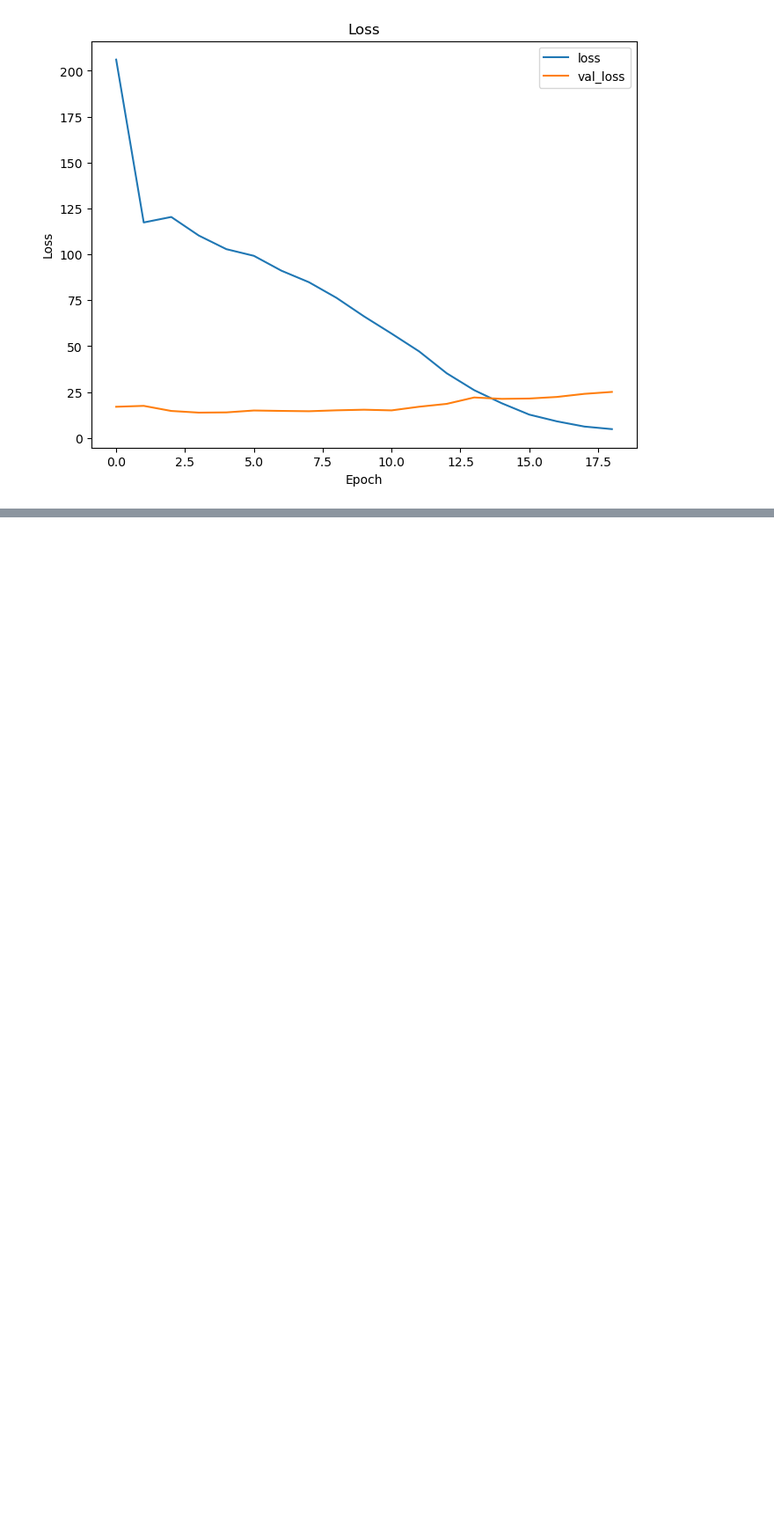
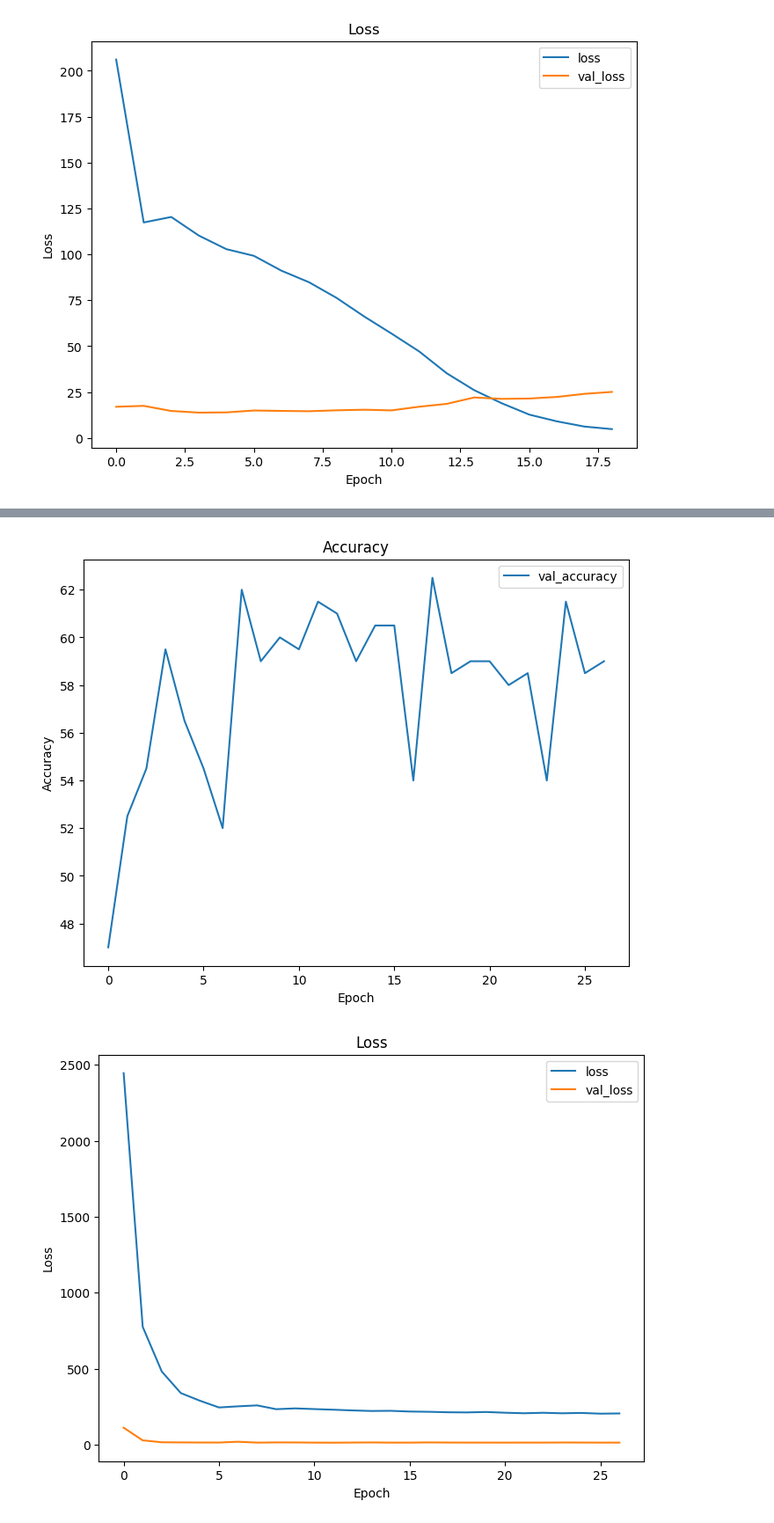
Before and after one commit to MNIKIEMA/Real-and-Fake-Face-Detection, a Jupyter notebook: Final_notebook.ipynb, the cells around one changed output, grey strips where cells are left out. Shown: that part at 88% size. Saved outputs shown, nothing was run; the diff lists cells and outputs as text; code cells hidden in the pictures; blank space fills up the shorter version.

```diff
--- a/Final_notebook.ipynb
+++ b/Final_notebook.ipynb
@@ -527,7 +604,7 @@ class CNN(nn.Module):
                            nn.ReLU(),
                            nn.BatchNorm2d(num_channels3,affine=False),
                            nn.MaxPool2d(kernel_size=2))
-        self.dropout = nn.Dropout2d(p=0.4)
+        self.dropout = nn.Dropout2d(p=0.1)
         self.fc = nn.Linear(3136, num_classes)
 
     def forward(self, x):
@@ -626,0 +708,13 @@ plot_embeddings(tsne_embeddings_cnn[0], tsne_embeddings_cnn[1], 'CNN')
+# %%
+learning_rate = 0.01
+# Initialize CNN and train it
+model_cnn = CNN()
+model_cnn.apply(init_weights)
+model_cnn.to(device)
+print('Train on GPU: '+ str(next(model_cnn.parameters()).is_cuda))
+
+model_cnn, cnn_history= train_val_binary_classifier(model_cnn,
+                                                train_data_loader,valid_data_loader,
+                                                EPOCHS,loss_fn, learning_rate, verbose=True,
+                                                file_name='cnn_parameters.pt',
+                                                resize=mlp_transform)
@@ -626,0 +739,5 @@ plot_embeddings(tsne_embeddings_cnn[0], tsne_embeddings_cnn[1], 'CNN')
+# %%
+plot_history(cnn_history)
+# %% [output]
+[figure, added]
+[figure, added]
```
Also changed, not shown: parts of 28 cells of this notebook, 1 other file.
